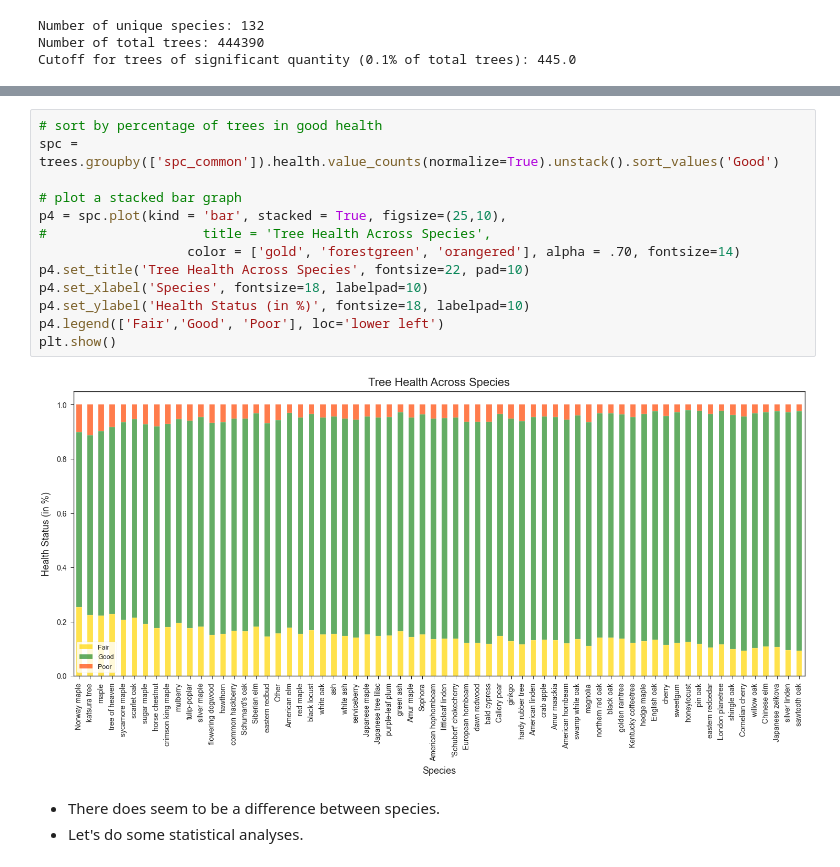
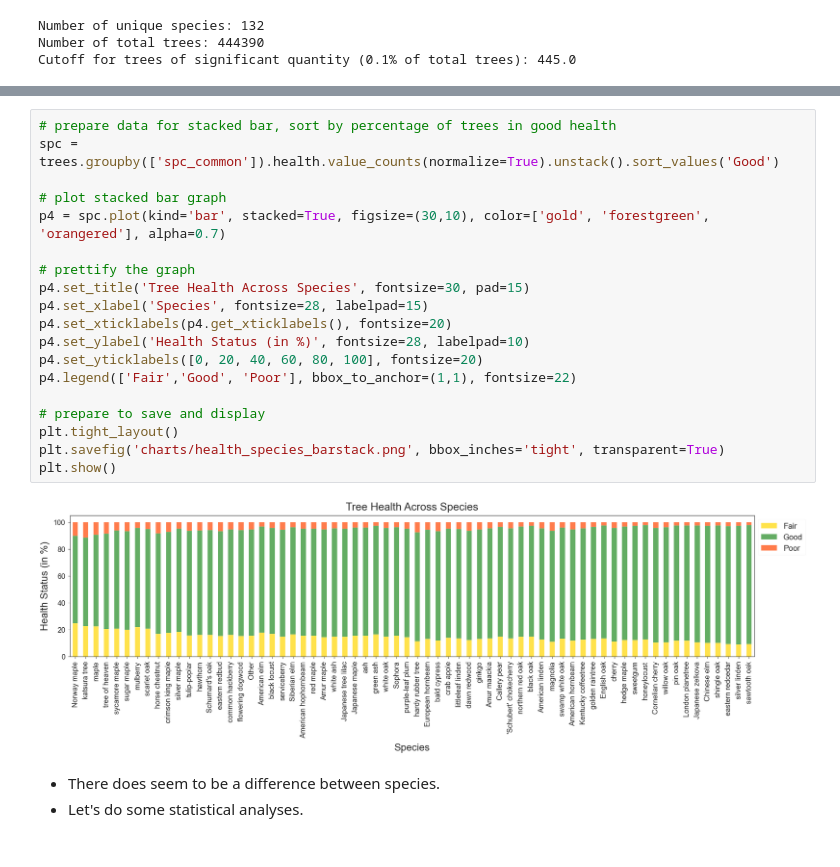
Before and after one commit to p-szymo/nyc_trees, a Jupyter notebook: nyc_trees_final_workbook.ipynb, the cells around one changed output, grey strips where cells are left out. Cells and saved outputs as stored; diff of their text form.

```diff
--- a/nyc_trees_final_workbook.ipynb
+++ b/nyc_trees_final_workbook.ipynb
@@ -749,20 +793,26 @@ American elm          5192
 northern red oak      5153
 Name: spc_common, dtype: int64
 # %%
-# sort by percentage of trees in good health
+# prepare data for stacked bar, sort by percentage of trees in good health
 spc = trees.groupby(['spc_common']).health.value_counts(normalize=True).unstack().sort_values('Good')
 
-# plot a stacked bar graph
-p4 = spc.plot(kind = 'bar', stacked = True, figsize=(25,10),
-#                    title = 'Tree Health Across Species',
-                   color = ['gold', 'forestgreen', 'orangered'], alpha = .70, fontsize=14)
-p4.set_title('Tree Health Across Species', fontsize=22, pad=10)
-p4.set_xlabel('Species', fontsize=18, labelpad=10)
-p4.set_ylabel('Health Status (in %)', fontsize=18, labelpad=10)
-p4.legend(['Fair','Good', 'Poor'], loc='lower left')
+# plot stacked bar graph
+p4 = spc.plot(kind='bar', stacked=True, figsize=(30,10), color=['gold', 'forestgreen', 'orangered'], alpha=0.7)
+
+# prettify the graph
+p4.set_title('Tree Health Across Species', fontsize=30, pad=15)
+p4.set_xlabel('Species', fontsize=28, labelpad=15)
+p4.set_xticklabels(p4.get_xticklabels(), fontsize=20)
+p4.set_ylabel('Health Status (in %)', fontsize=28, labelpad=10)
+p4.set_yticklabels([0, 20, 40, 60, 80, 100], fontsize=20)
+p4.legend(['Fair','Good', 'Poor'], bbox_to_anchor=(1,1), fontsize=22)
+
+# prepare to save and display
+plt.tight_layout()
+plt.savefig('charts/health_species_barstack.png', bbox_inches='tight', transparent=True)
 plt.show()
 # %% [output]
-[figure, old version]
+[figure, new version]
 # %% [markdown]
 * There does seem to be a difference between species.
 * Let's do some statistical analyses.
```
Also changed, not shown: parts of 36 cells of this notebook, 12 other files.
